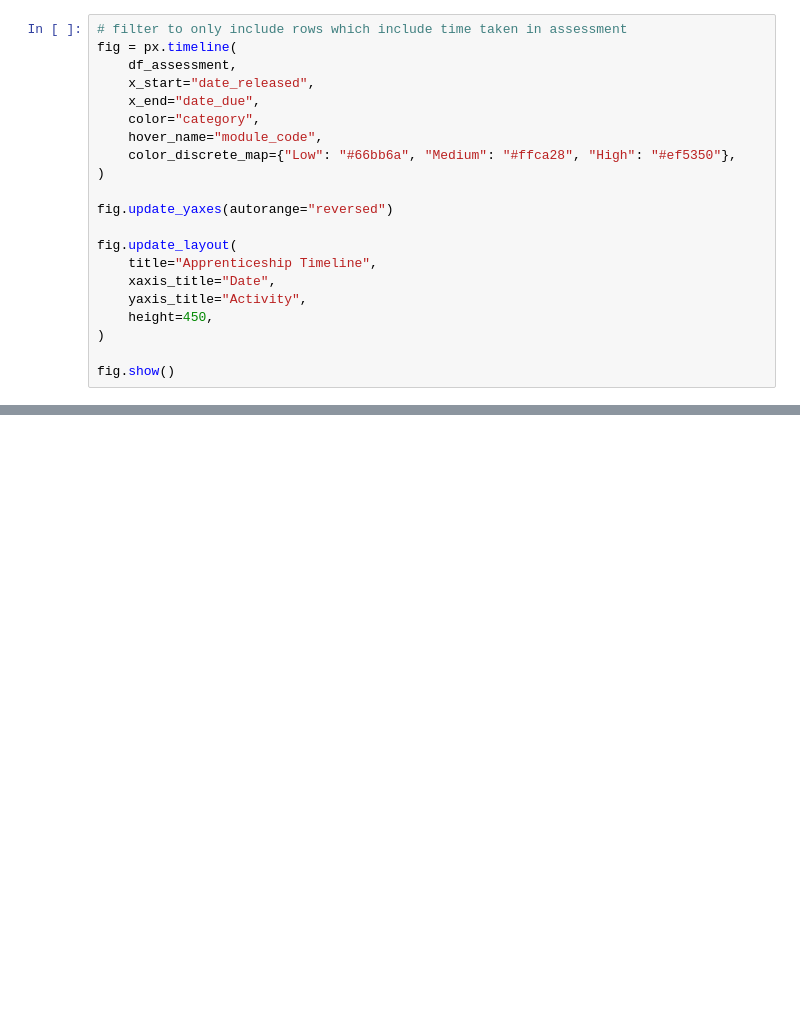
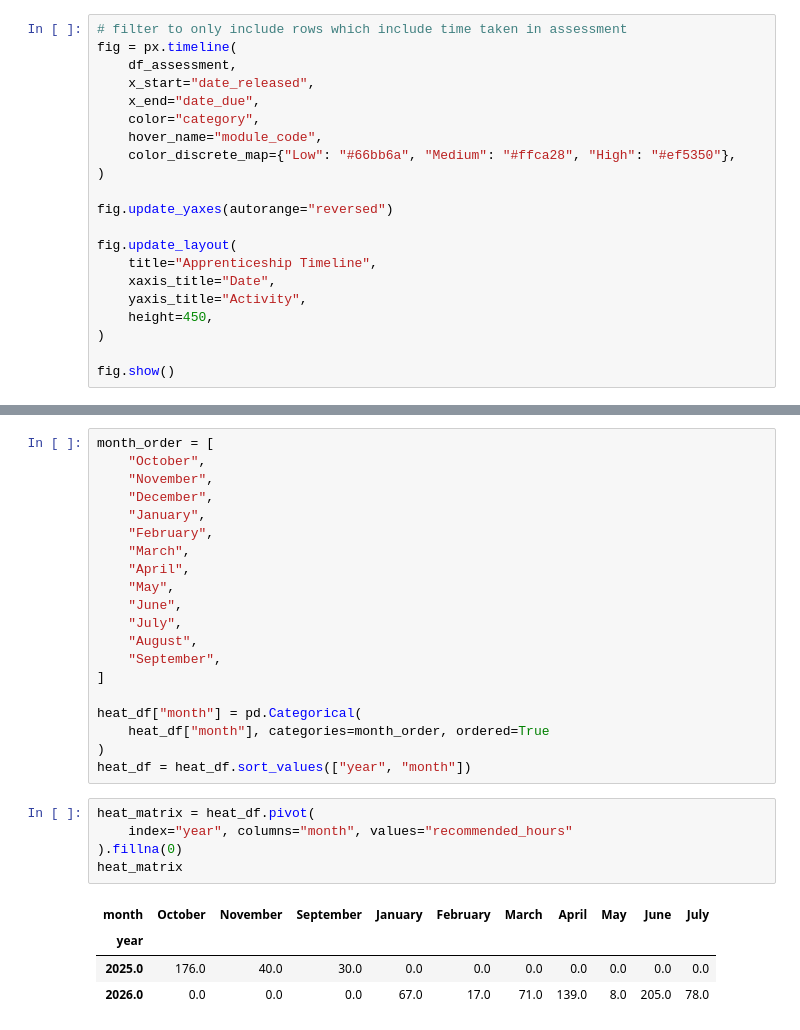
Before and after one commit to UoN-CS/2HOT2Hack, a Jupyter notebook: heatmap.ipynb, the cells around one changed output, grey strips where cells are left out. Saved outputs shown, nothing was run; the diff lists cells and outputs as text; blank space fills up the shorter version.

```diff
--- a/heatmap.ipynb
+++ b/heatmap.ipynb
@@ -64,0 +79,30 @@ fig.show()
+# %%
+month_order = [
+    "October",
+    "November",
+    "December",
+    "January",
+    "February",
+    "March",
+    "April",
+    "May",
+    "June",
+    "July",
+    "August",
+    "September",
+]
+
+heat_df["month"] = pd.Categorical(
+    heat_df["month"], categories=month_order, ordered=True
+)
+heat_df = heat_df.sort_values(["year", "month"])
+# %%
+heat_matrix = heat_df.pivot(
+    index="year", columns="month", values="recommended_hours"
+).fillna(0)
+heat_matrix
+# %% [output]
+| month | October | November | September | January | February | March | April | May | June | July |
+| year |  |  |  |  |  |  |  |  |  |  |
+| 2025.0 | 176.0 | 40.0 | 30.0 | 0.0 | 0.0 | 0.0 | 0.0 | 0.0 | 0.0 | 0.0 |
+| 2026.0 | 0.0 | 0.0 | 0.0 | 67.0 | 17.0 | 71.0 | 139.0 | 8.0 | 205.0 | 78.0 |
```
Also changed, not shown: parts of 9 cells of this notebook.
